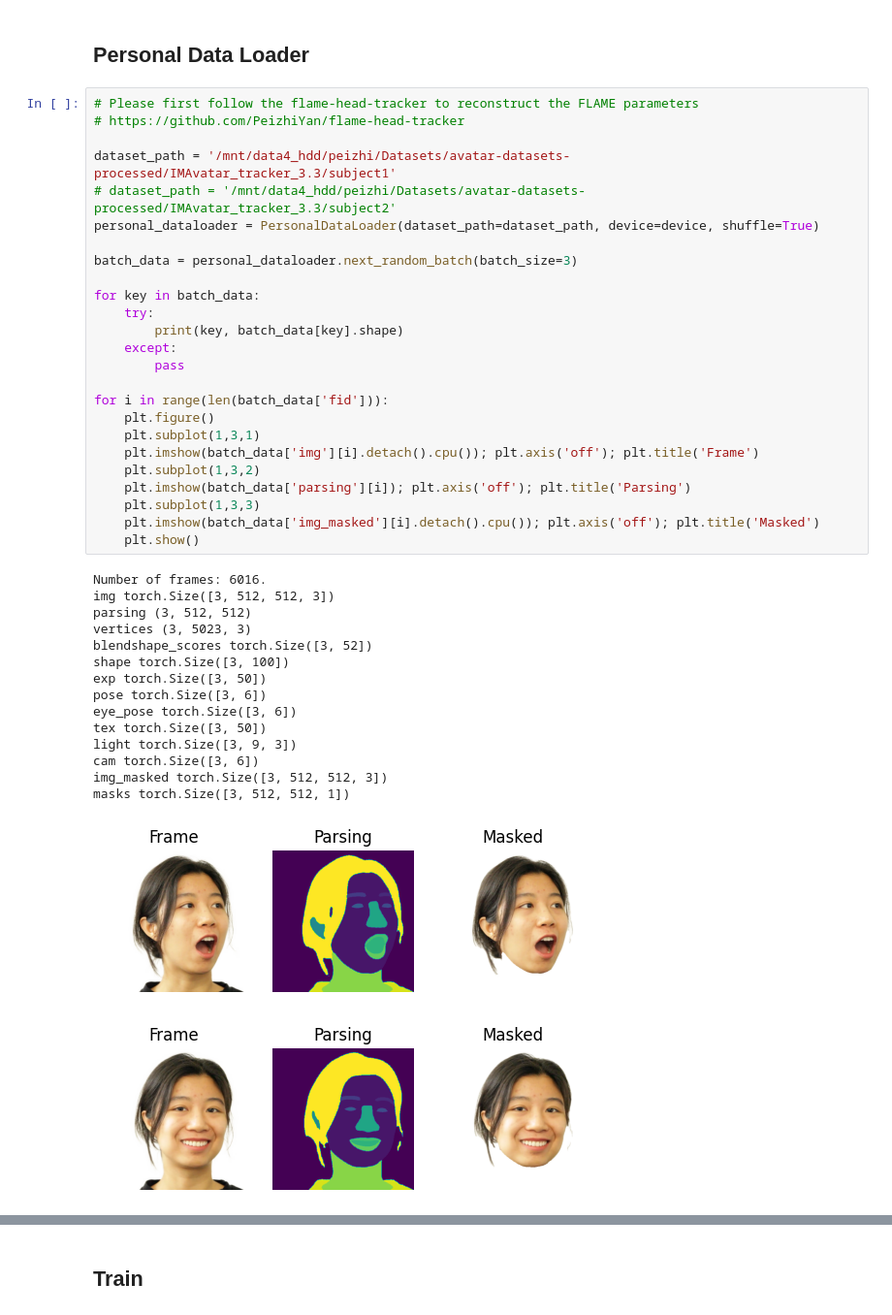
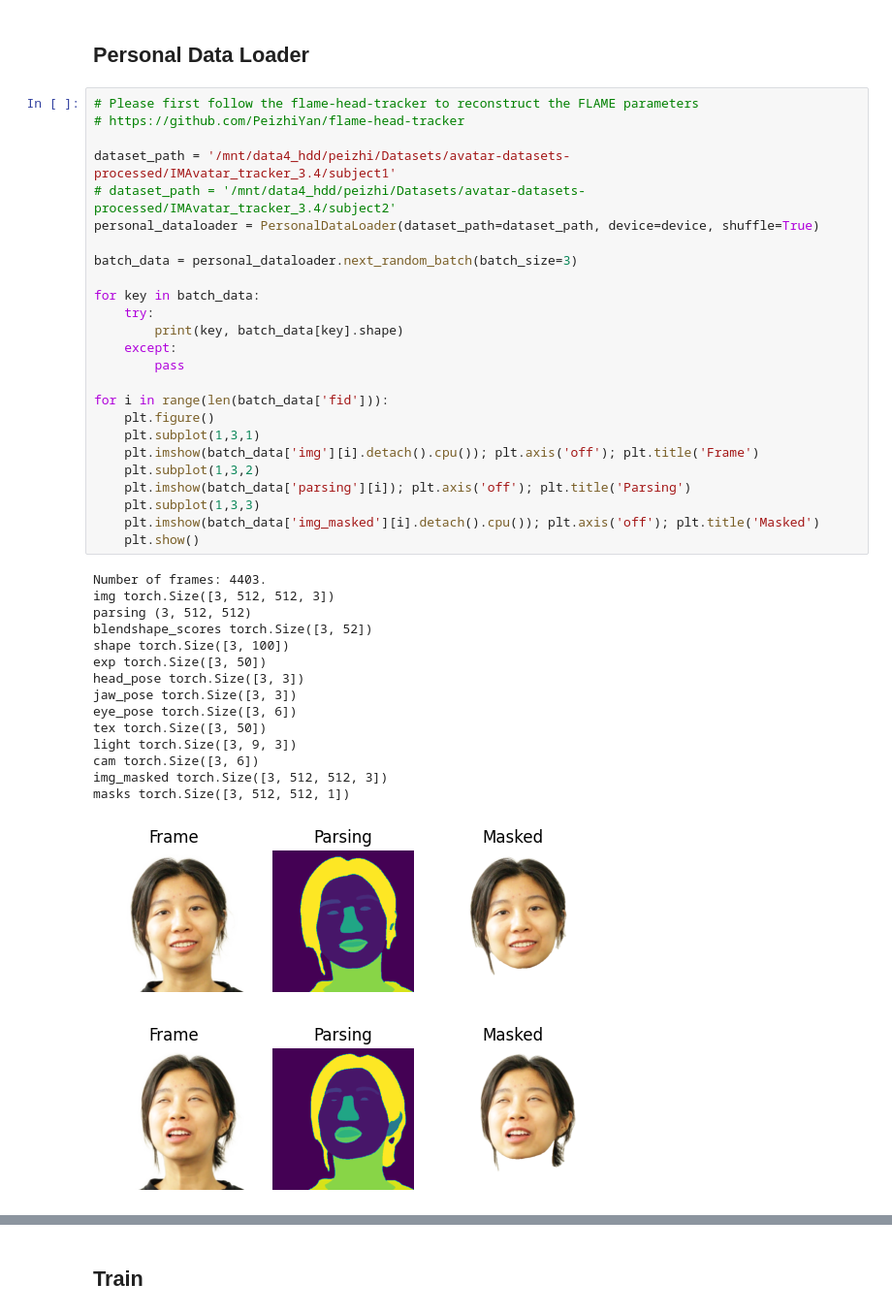
Before and after one commit to PeizhiYan/gaussian-dejavu, a Jupyter notebook: examples/Personalize-Avatar.ipynb, the cells around one changed output, grey strips where cells are left out. Shown at 97% size. Saved outputs shown, nothing was run; the diff lists cells and outputs as text.

```diff
--- a/examples/Personalize-Avatar.ipynb
+++ b/examples/Personalize-Avatar.ipynb
@@ -45,41 +45,41 @@ Gaussian DejaVu Framework Created.
 # Please first follow the flame-head-tracker to reconstruct the FLAME parameters
 # https://github.com/PeizhiYan/flame-head-tracker
 
-dataset_path = '/mnt/data4_hdd/peizhi/Datasets/avatar-datasets-processed/IMAvatar_tracker_3.3/subject1'
-# dataset_path = '/mnt/data4_hdd/peizhi/Datasets/avatar-datasets-processed/IMAvatar_tracker_3.3/subject2'
+dataset_path = '/mnt/data4_hdd/peizhi/Datasets/avatar-datasets-processed/IMAvatar_tracker_3.4/subject1'
+# dataset_path = '/mnt/data4_hdd/peizhi/Datasets/avatar-datasets-processed/IMAvatar_tracker_3.4/subject2'
 personal_dataloader = PersonalDataLoader(dataset_path=dataset_path, device=device, shuffle=True)
 
 batch_data = personal_dataloader.next_random_batch(batch_size=3)
 
 for key in batch_data:
     try:
         print(key, batch_data[key].shape)
     except:
         pass
 
 for i in range(len(batch_data['fid'])):
     plt.figure()
     plt.subplot(1,3,1)
     plt.imshow(batch_data['img'][i].detach().cpu()); plt.axis('off'); plt.title('Frame')
     plt.subplot(1,3,2)
     plt.imshow(batch_data['parsing'][i]); plt.axis('off'); plt.title('Parsing')
     plt.subplot(1,3,3)
     plt.imshow(batch_data['img_masked'][i].detach().cpu()); plt.axis('off'); plt.title('Masked')
     plt.show()
 # %% [output]
-Number of frames: 6016.
+Number of frames: 4403.
 img torch.Size([3, 512, 512, 3])
 parsing (3, 512, 512)
-vertices (3, 5023, 3)
 blendshape_scores torch.Size([3, 52])
 shape torch.Size([3, 100])
 exp torch.Size([3, 50])
-pose torch.Size([3, 6])
+head_pose torch.Size([3, 3])
+jaw_pose torch.Size([3, 3])
 eye_pose torch.Size([3, 6])
 tex torch.Size([3, 50])
 light torch.Size([3, 9, 3])
 cam torch.Size([3, 6])
 img_masked torch.Size([3, 512, 512, 3])
 masks torch.Size([3, 512, 512, 1])
-[figure, old version]
+[figure, new version]
-[figure, old version]
+[figure, new version]
```
Also changed, not shown: parts of 5 cells of this notebook, 13 other files.
